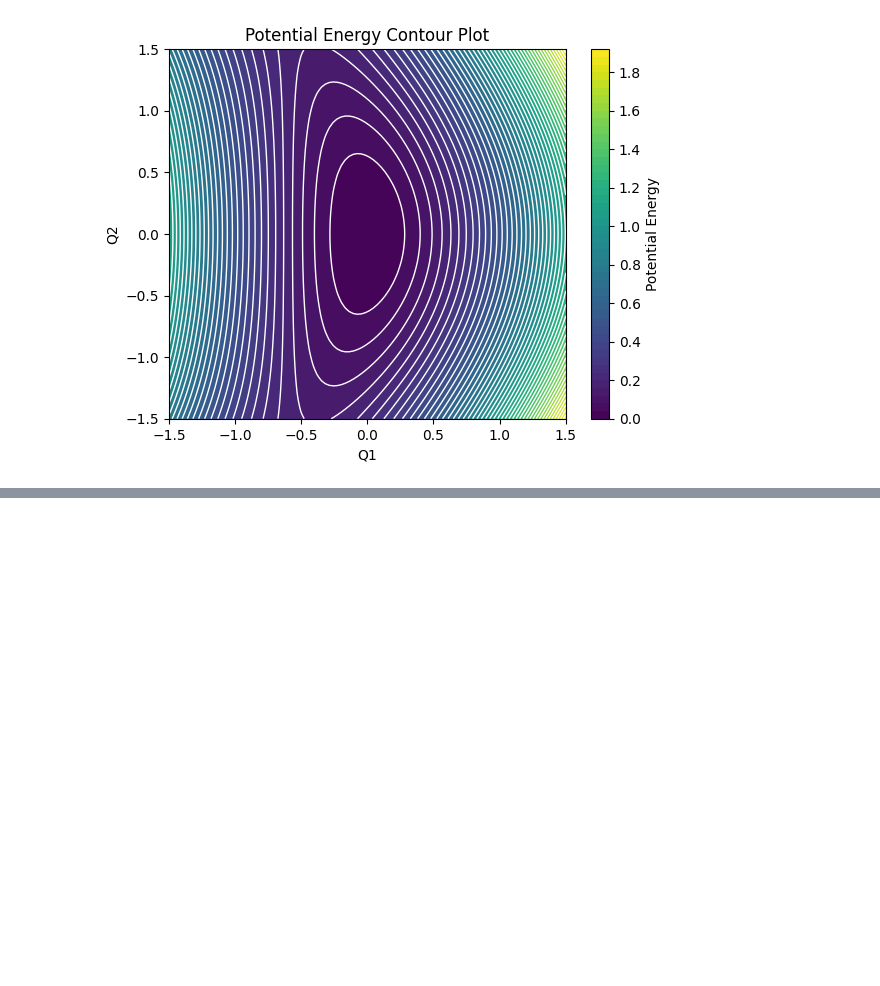
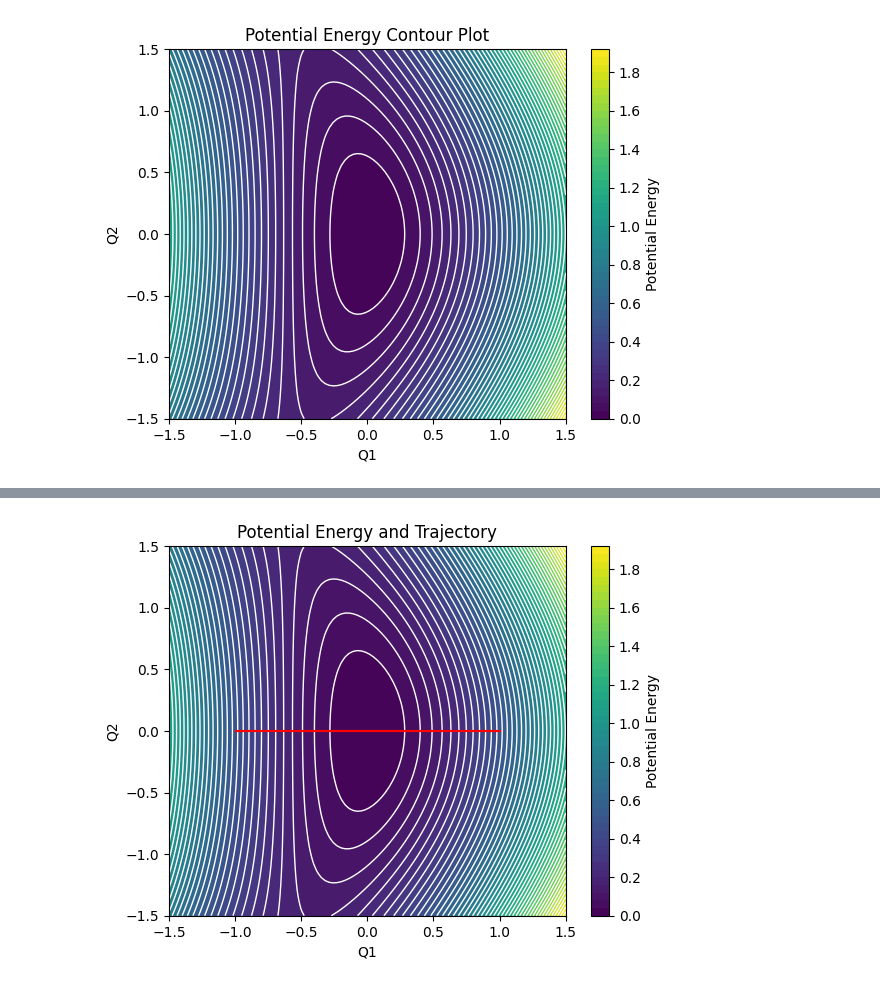
Before and after one commit to Phys3510-Fall2024/final-exam-StevenLe456, a Jupyter notebook: final-exam-question-1.ipynb, the cells around one changed output, grey strips where cells are left out. Saved outputs shown, nothing was run; the diff lists cells and outputs as text; code cells hidden in the pictures; blank space fills up the shorter version.

```diff
--- a/final-exam-question-1.ipynb
+++ b/final-exam-question-1.ipynb
@@ -101,0 +144,7 @@ plt.show()
+# %%
+#Case 3
+
+plot_energy()
+plot_motion(1, 0, color='red', label="Q1(0) = 0, Q2(0) = 1")
+# %% [output]
+[figure, added]
```
Also changed, not shown: parts of 6 cells of this notebook.
